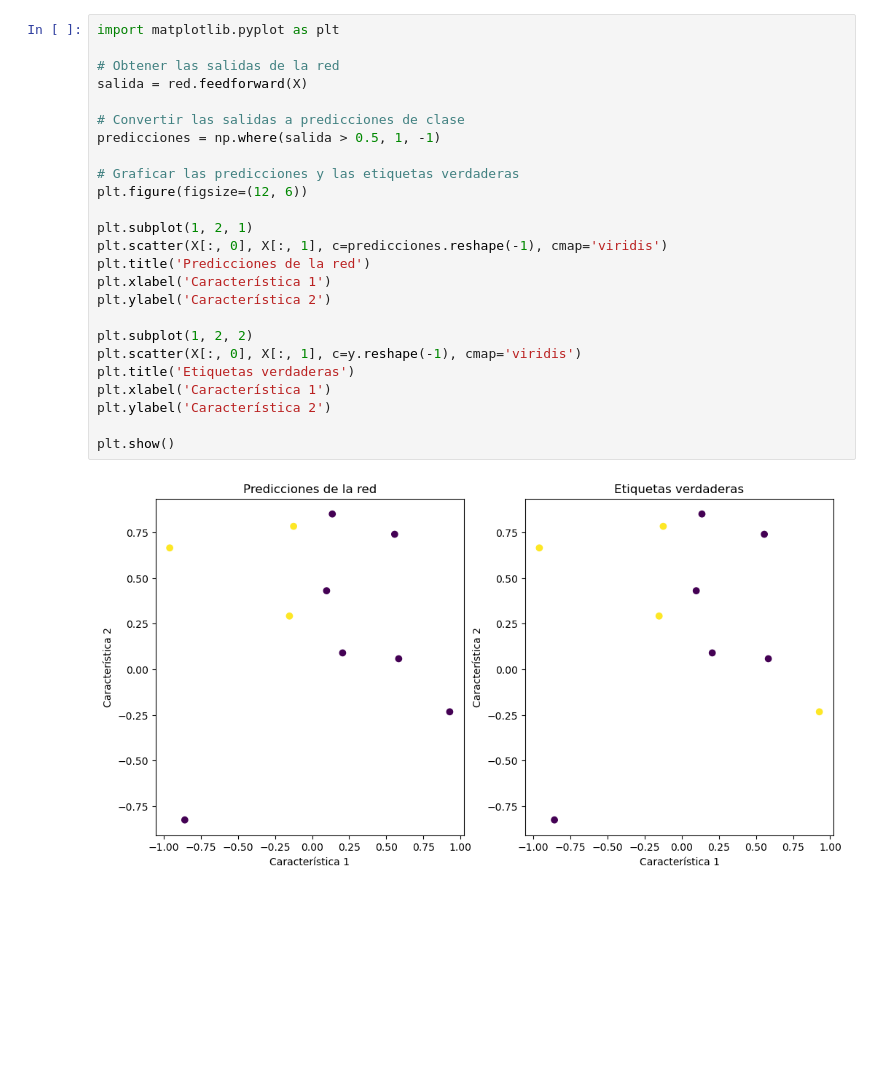
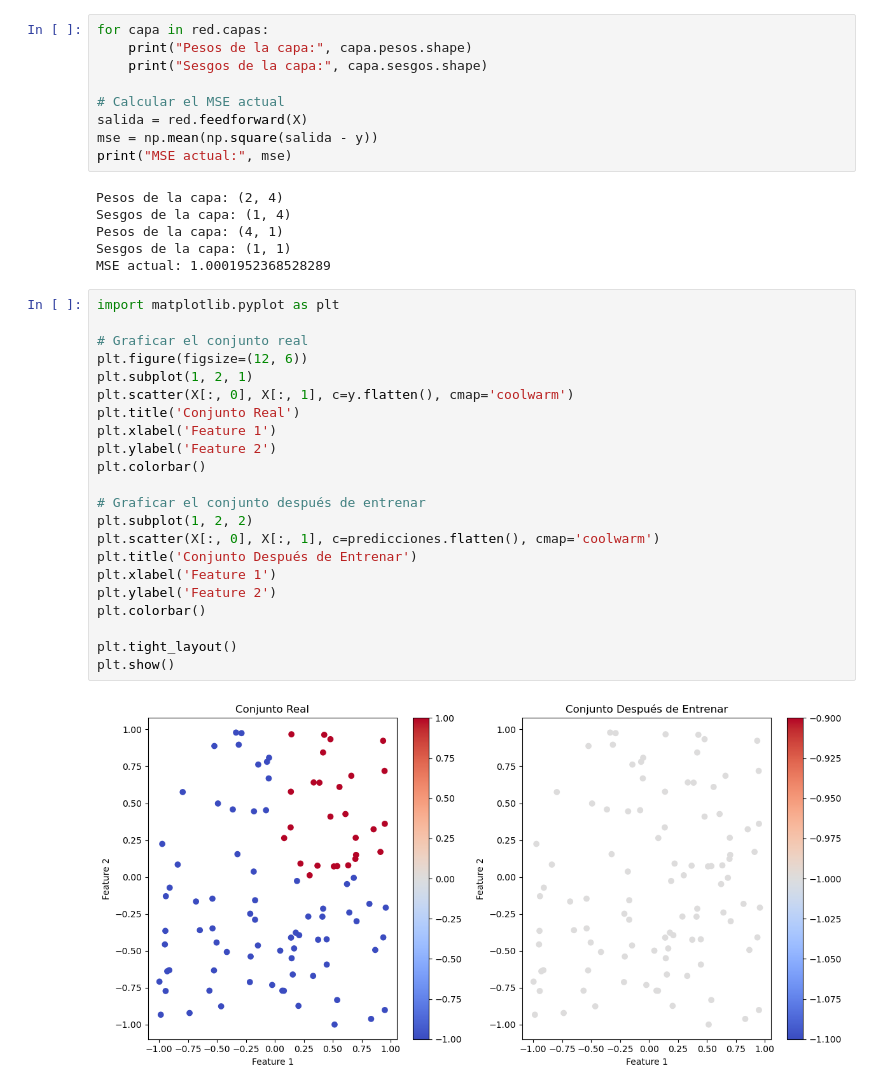
Before and after one commit to adrianyaniri/redesNeuronales, a Jupyter notebook: notebooks/perceptron.ipynb, the cells around one changed output. Saved outputs shown, nothing was run; the diff lists cells and outputs as text; blank space fills up the shorter version.

```diff
--- a/notebooks/perceptron.ipynb
+++ b/notebooks/perceptron.ipynb
@@ -102,27 +111,39 @@ print(predicciones)
+# %%
+for capa in red.capas:
+    print("Pesos de la capa:", capa.pesos.shape)
+    print("Sesgos de la capa:", capa.sesgos.shape)
+
+# Calcular el MSE actual
+salida = red.feedforward(X)
+mse = np.mean(np.square(salida - y))
+print("MSE actual:", mse)
+# %% [output]
+Pesos de la capa: (2, 4)
+Sesgos de la capa: (1, 4)
+Pesos de la capa: (4, 1)
+Sesgos de la capa: (1, 1)
+MSE actual: 1.0001952368528289
 # %%
 import matplotlib.pyplot as plt
 
-# Obtener las salidas de la red
-salida = red.feedforward(X)
+# Graficar el conjunto real
+plt.figure(figsize=(12, 6))
+plt.subplot(1, 2, 1)
+plt.scatter(X[:, 0], X[:, 1], c=y.flatten(), cmap='coolwarm')
+plt.title('Conjunto Real')
+plt.xlabel('Feature 1')
+plt.ylabel('Feature 2')
+plt.colorbar()
 
-# Convertir las salidas a predicciones de clase
-predicciones = np.where(salida > 0.5, 1, -1)
+# Graficar el conjunto después de entrenar
+plt.subplot(1, 2, 2)
+plt.scatter(X[:, 0], X[:, 1], c=predicciones.flatten(), cmap='coolwarm')
+plt.title('Conjunto Después de Entrenar')
+plt.xlabel('Feature 1')
+plt.ylabel('Feature 2')
+plt.colorbar()
 
-# Graficar las predicciones y las etiquetas verdaderas
-plt.figure(figsize=(12, 6))
-
-plt.subplot(1, 2, 1)
-plt.scatter(X[:, 0], X[:, 1], c=predicciones.reshape(-1), cmap='viridis')
-plt.title('Predicciones de la red')
-plt.xlabel('Característica 1')
-plt.ylabel('Característica 2')
-
-plt.subplot(1, 2, 2)
-plt.scatter(X[:, 0], X[:, 1], c=y.reshape(-1), cmap='viridis')
-plt.title('Etiquetas verdaderas')
-plt.xlabel('Característica 1')
-plt.ylabel('Característica 2')
-
+plt.tight_layout()
 plt.show()
 # %% [output]
-[figure, old version]
+[figure, new version]
```
Also changed, not shown: parts of 1 cell of this notebook, 1 other file.
